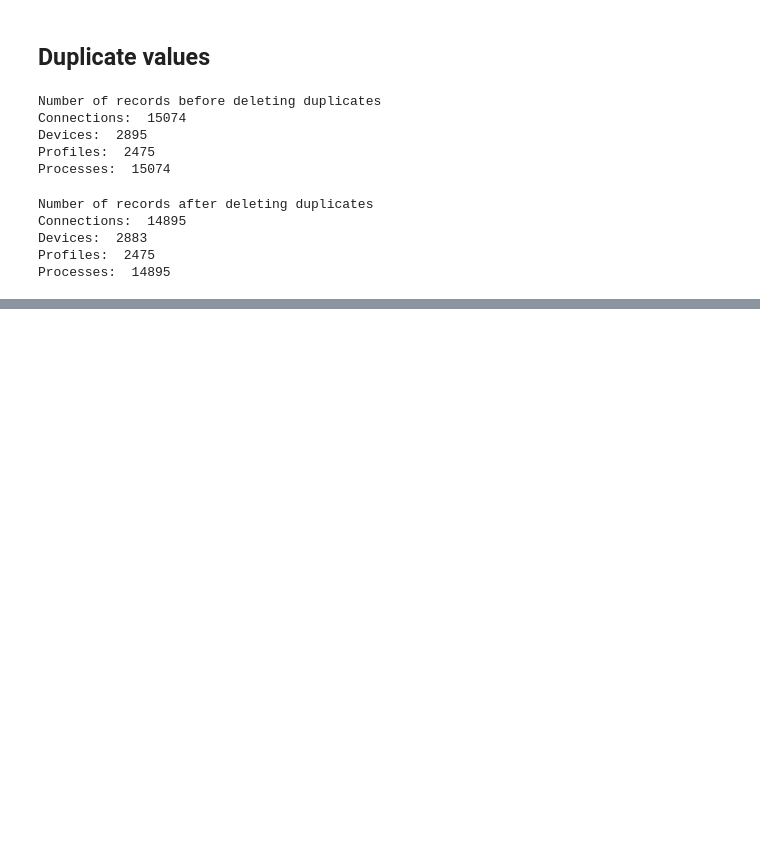
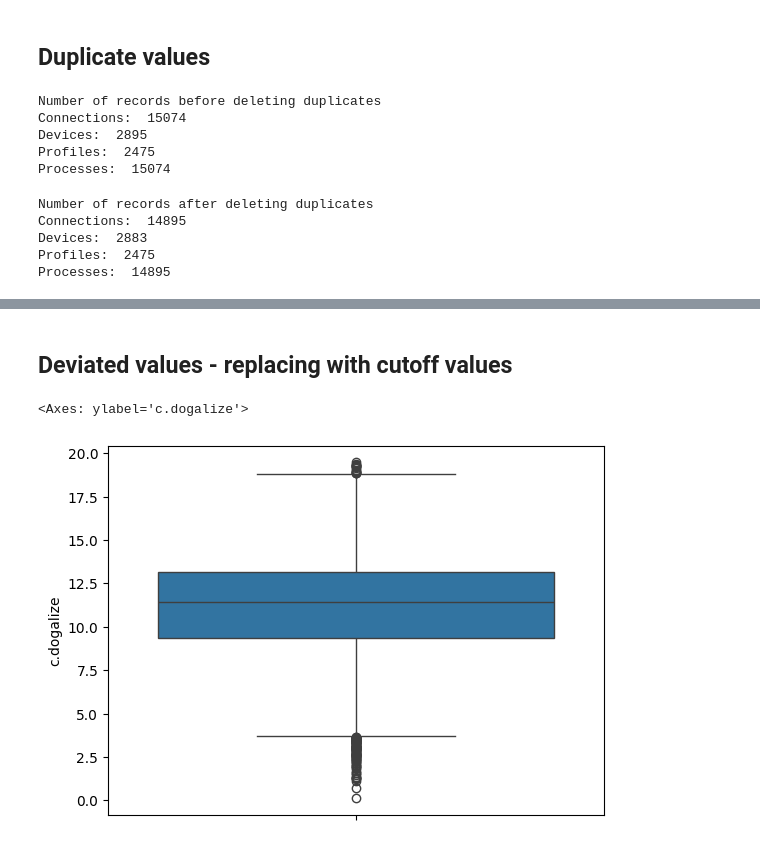
Before and after one commit to MartinH2k3/IAUProject, a Jupyter notebook: phase1-2a-janka.ipynb, the cells around one changed output, grey strips where cells are left out. Drawn from its saved outputs; the diff is of its cells as text; code cells hidden in the pictures; blank space fills up the shorter version.

```diff
--- a/phase1-2a-janka.ipynb
+++ b/phase1-2a-janka.ipynb
@@ -120,0 +139,7 @@ Processes:  14895
+# %% [markdown]
+## Deviated values - replacing with cutoff values
+# %%
+sns.boxplot(connections['c.dogalize'])
+# %% [output]
+<Axes: ylabel='c.dogalize'>
+[figure, added]
```
Also changed, not shown: parts of 18 cells of this notebook, 1 other file.
